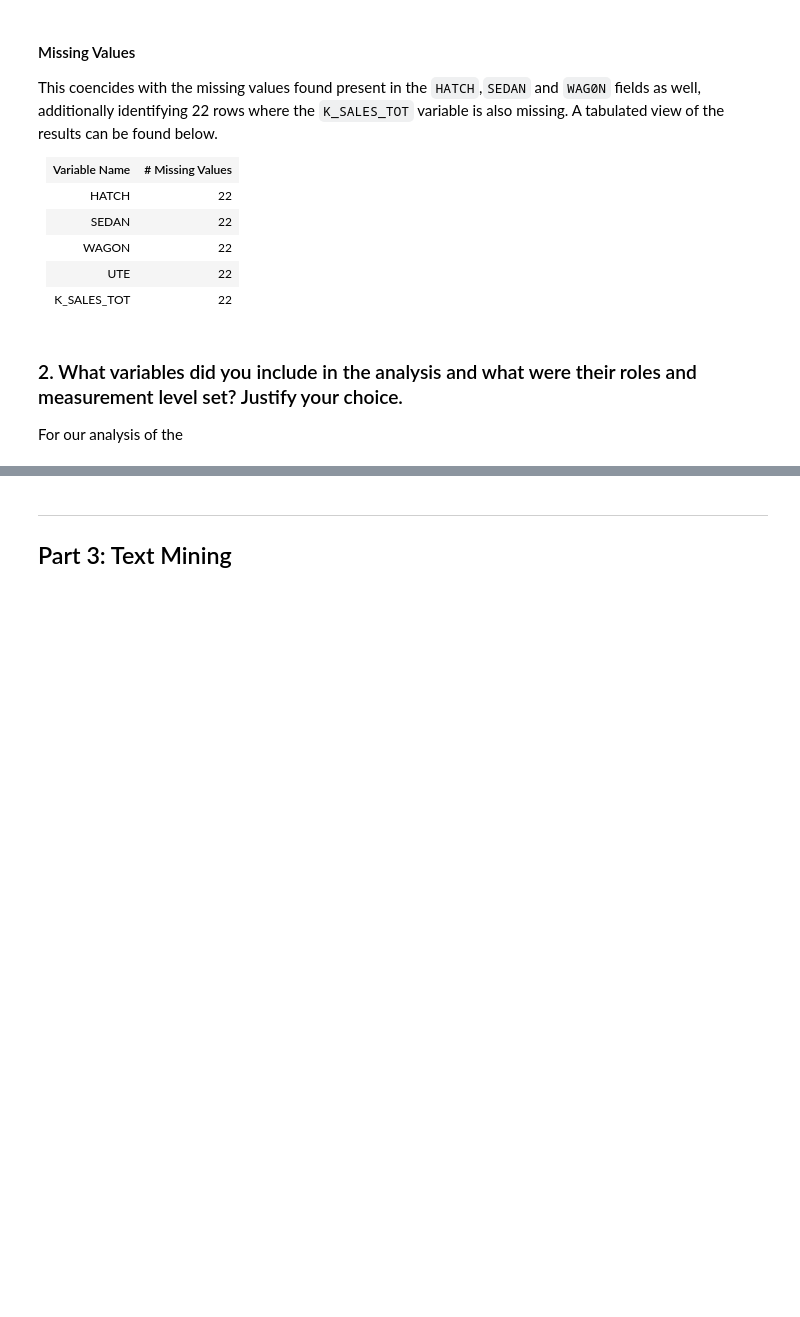
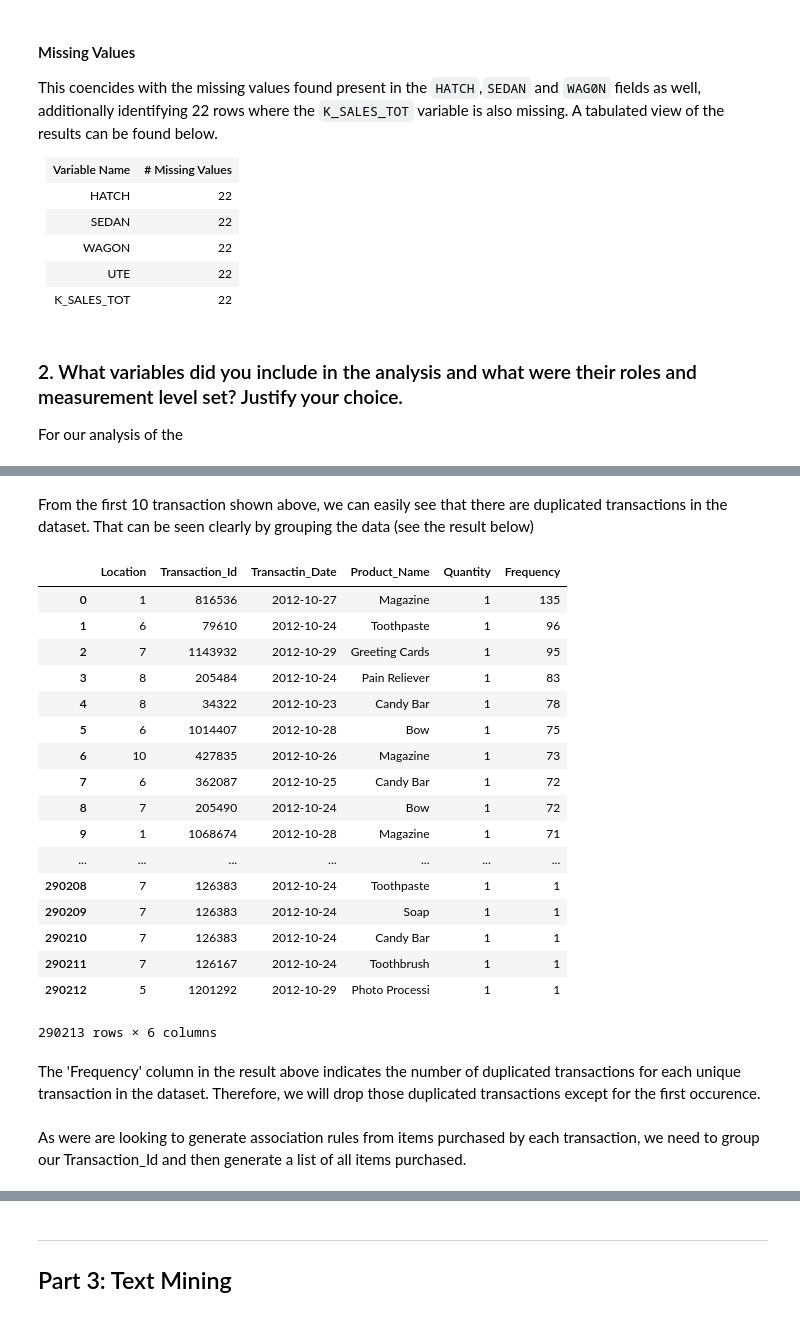
Before and after one commit to Minimaximize/QUT-IFN645-CaseStudy2, a Jupyter notebook: casestudy2.ipynb, the cells around one changed output, grey strips where cells are left out. Cells and saved outputs as stored; diff of their text form; code cells hidden in the pictures; blank space fills up the shorter version.

Commit message:
Part2-Association Mining

```diff
--- a/casestudy2.ipynb
+++ b/casestudy2.ipynb
@@ -182,0 +185,9 @@ For our analysis of the
+# %%
+import pandas as pd
+
+# load the transaction dataset
+df = pd.read_csv('D:/QUT-Sem3/645/Assessment2/Casestudy2-Data-Py/pos_transactions.csv')
+
+# info and the first 10 transactions
+print(df.info())
+print(df.head(10))
@@ -182,0 +212,26 @@ For our analysis of the
+# %% [markdown]
+From the first 10 transaction shown above, we can easily see that there are duplicated transactions in the dataset.
+That can be seen clearly by grouping the data (see the result below)
+# %%
+df.groupby(df.columns.tolist(),as_index=False).size().sort_values(ascending = False).reset_index().rename(columns={0: 'Frequency'})
+# %% [output]
+|  | Location | Transaction_Id | Transactin_Date | Product_Name | Quantity | Frequency |
+| 0 | 1 | 816536 | 2012-10-27 | Magazine | 1 | 135 |
+| 1 | 6 | 79610 | 2012-10-24 | Toothpaste | 1 | 96 |
+| 2 | 7 | 1143932 | 2012-10-29 | Greeting Cards | 1 | 95 |
+| 3 | 8 | 205484 | 2012-10-24 | Pain Reliever | 1 | 83 |
+| 4 | 8 | 34322 | 2012-10-23 | Candy Bar | 1 | 78 |
+| 5 | 6 | 1014407 | 2012-10-28 | Bow | 1 | 75 |
+| 6 | 10 | 427835 | 2012-10-26 | Magazine | 1 | 73 |
+| 7 | 6 | 362087 | 2012-10-25 | Candy Bar | 1 | 72 |
+| 8 | 7 | 205490 | 2012-10-24 | Bow | 1 | 72 |
+| 9 | 1 | 1068674 | 2012-10-28 | Magazine | 1 | 71 |
+| ... | ... | ... | ... | ... | ... | ... |
+| 290208 | 7 | 126383 | 2012-10-24 | Toothpaste | 1 | 1 |
+| 290209 | 7 | 126383 | 2012-10-24 | Soap | 1 | 1 |
+| 290210 | 7 | 126383 | 2012-10-24 | Candy Bar | 1 | 1 |
+| 290211 | 7 | 126167 | 2012-10-24 | Toothbrush | 1 | 1 |
+| 290212 | 5 | 1201292 | 2012-10-29 | Photo Processi | 1 | 1 |
+290213 rows × 6 columns
+# %% [markdown]
+The 'Frequency' column in the result above indicates the number of duplicated transactions for each unique transaction in the dataset. Therefore, we will drop those duplicated transactions except for the first occurence.
@@ -182,0 +240,2 @@ For our analysis of the
+# %% [markdown]
+As were are looking to generate association rules from items purchased by each transaction, we need to group our Transaction_Id and then generate a list of all items purchased.
```
Also changed, not shown: parts of 21 cells of this notebook.
